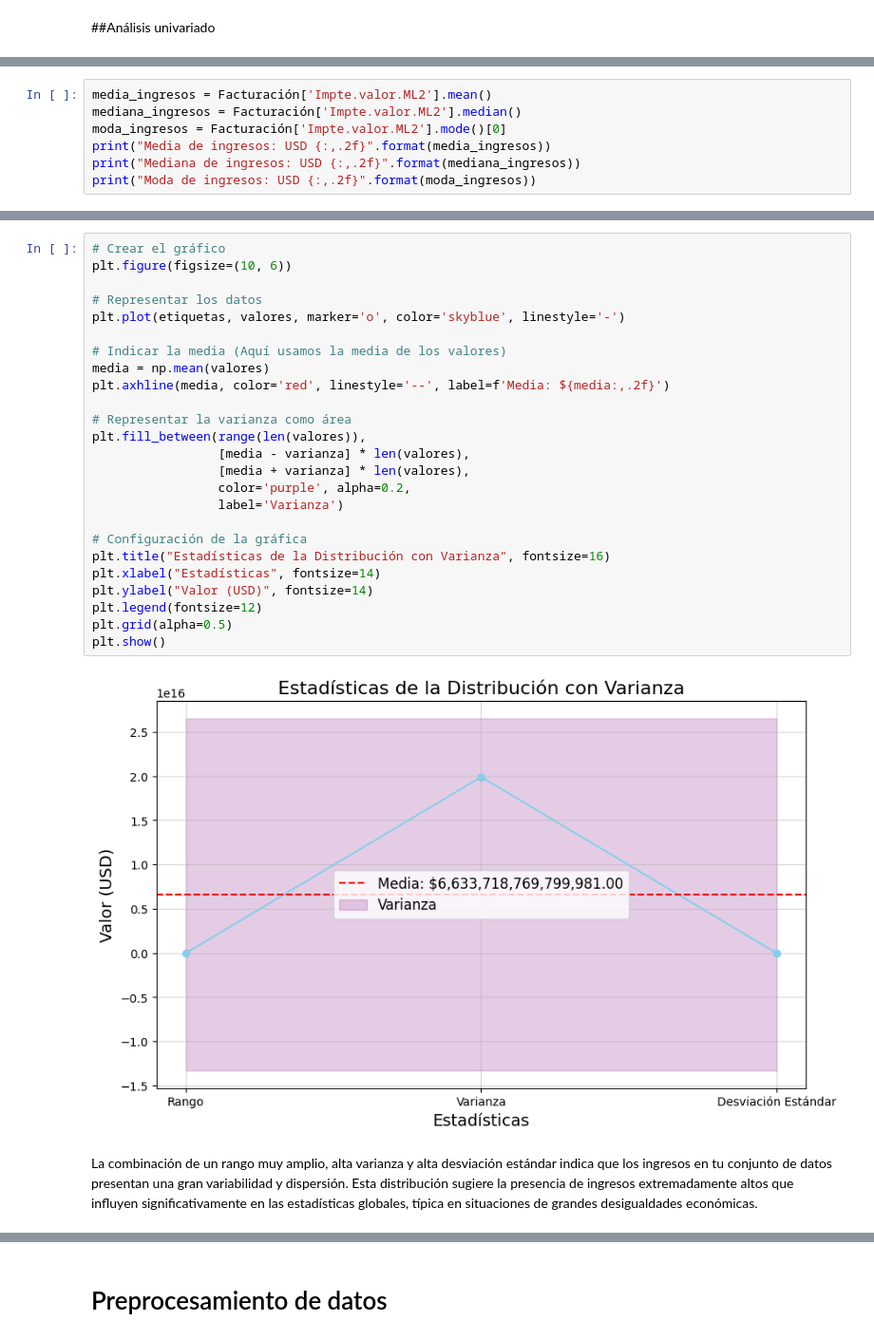
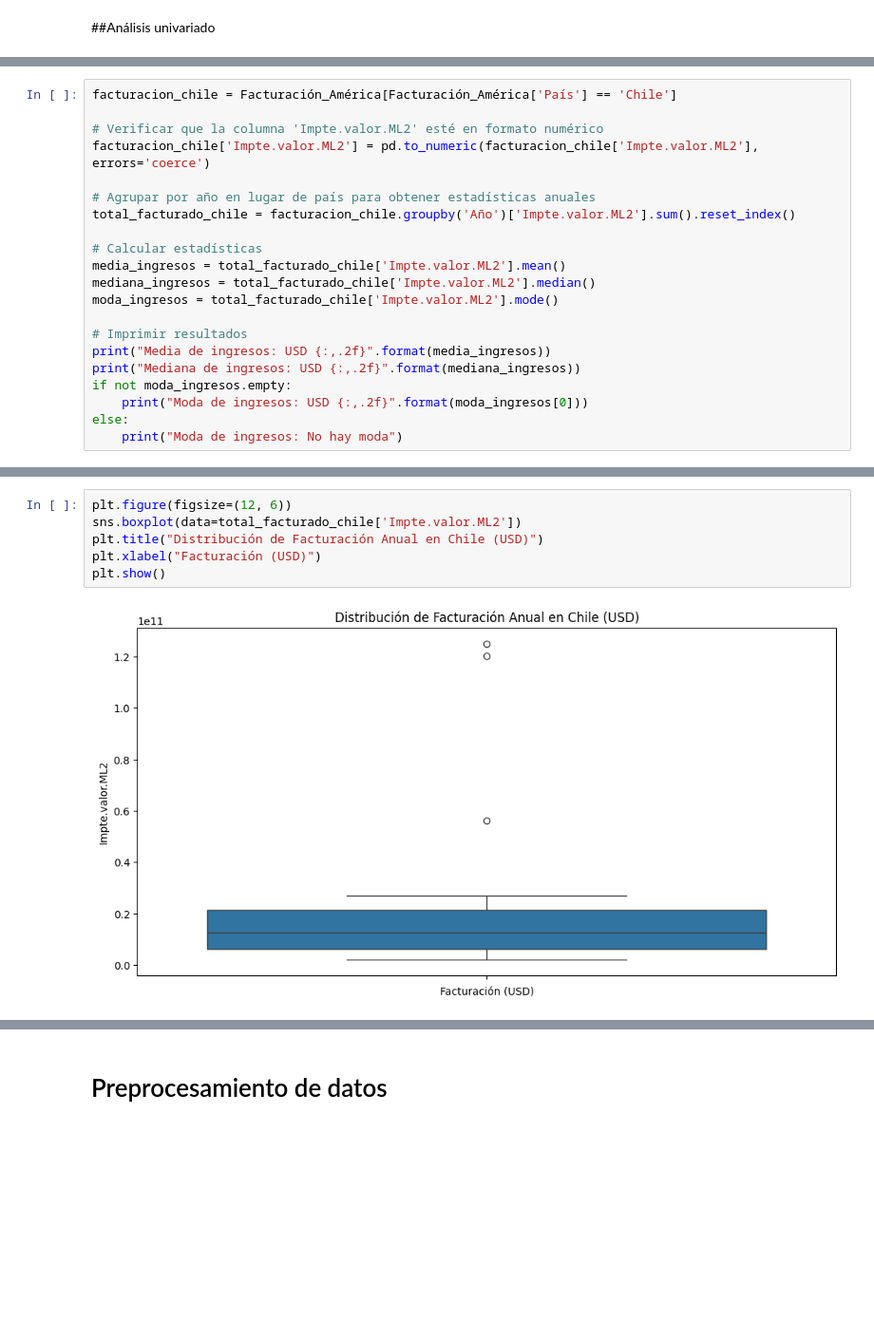
Before and after one commit to 1fac/mi_proyecto_git_61680, a Jupyter notebook: Mi_proyecto_61680.ipynb, the cells around one changed output, grey strips where cells are left out. Shown: that part at 95% size. Drawn from its saved outputs; the diff is of its cells as text; blank space fills up the shorter version.

```diff
--- a/Mi_proyecto_61680.ipynb
+++ b/Mi_proyecto_61680.ipynb
@@ -818,8 +1050,22 @@ suma_por_pais
 # %%
-media_ingresos = Facturación['Impte.valor.ML2'].mean()
-mediana_ingresos = Facturación['Impte.valor.ML2'].median()
-moda_ingresos = Facturación['Impte.valor.ML2'].mode()[0]
+facturacion_chile = Facturación_América[Facturación_América['País'] == 'Chile']
+
+# Verificar que la columna 'Impte.valor.ML2' esté en formato numérico
+facturacion_chile['Impte.valor.ML2'] = pd.to_numeric(facturacion_chile['Impte.valor.ML2'], errors='coerce')
+
+# Agrupar por año en lugar de país para obtener estadísticas anuales
+total_facturado_chile = facturacion_chile.groupby('Año')['Impte.valor.ML2'].sum().reset_index()
+
+# Calcular estadísticas
+media_ingresos = total_facturado_chile['Impte.valor.ML2'].mean()
+mediana_ingresos = total_facturado_chile['Impte.valor.ML2'].median()
+moda_ingresos = total_facturado_chile['Impte.valor.ML2'].mode()
+
+# Imprimir resultados
 print("Media de ingresos: USD {:,.2f}".format(media_ingresos))
 print("Mediana de ingresos: USD {:,.2f}".format(mediana_ingresos))
-print("Moda de ingresos: USD {:,.2f}".format(moda_ingresos))
+if not moda_ingresos.empty:
+    print("Moda de ingresos: USD {:,.2f}".format(moda_ingresos[0]))
+else:
+    print("Moda de ingresos: No hay moda")
 # %% [output]
@@ -907,29 +1080,8 @@ etiquetas = ['Rango', 'Varianza', 'Desviación Estándar']
-# %%
-# Crear el gráfico
-plt.figure(figsize=(10, 6))
-
-# Representar los datos
-plt.plot(etiquetas, valores, marker='o', color='skyblue', linestyle='-')
-
-# Indicar la media (Aquí usamos la media de los valores)
-media = np.mean(valores)
-plt.axhline(media, color='red', linestyle='--', label=f'Media: ${media:,.2f}')
-
-# Representar la varianza como área
-plt.fill_between(range(len(valores)),
-                 [media - varianza] * len(valores),
-                 [media + varianza] * len(valores),
-                 color='purple', alpha=0.2,
-                 label='Varianza')
-
-# Configuración de la gráfica
-plt.title("Estadísticas de la Distribución con Varianza", fontsize=16)
-plt.xlabel("Estadísticas", fontsize=14)
-plt.ylabel("Valor (USD)", fontsize=14)
-plt.legend(fontsize=12)
-plt.grid(alpha=0.5)
-plt.show()
-# %% [output]
-[figure, removed]
-# %% [markdown]
-La combinación de un rango muy amplio, alta varianza y alta desviación estándar indica que los ingresos en tu conjunto de datos presentan una gran variabilidad y dispersión. Esta distribución sugiere la presencia de ingresos extremadamente altos que influyen significativamente en las estadísticas globales, típica en situaciones de grandes desigualdades económicas.
+# %%
+plt.figure(figsize=(12, 6))
+sns.boxplot(data=total_facturado_chile['Impte.valor.ML2'])
+plt.title("Distribución de Facturación Anual en Chile (USD)")
+plt.xlabel("Facturación (USD)")
+plt.show()
+# %% [output]
+[figure, added]
```
Also changed, not shown: parts of 58 cells of this notebook.
